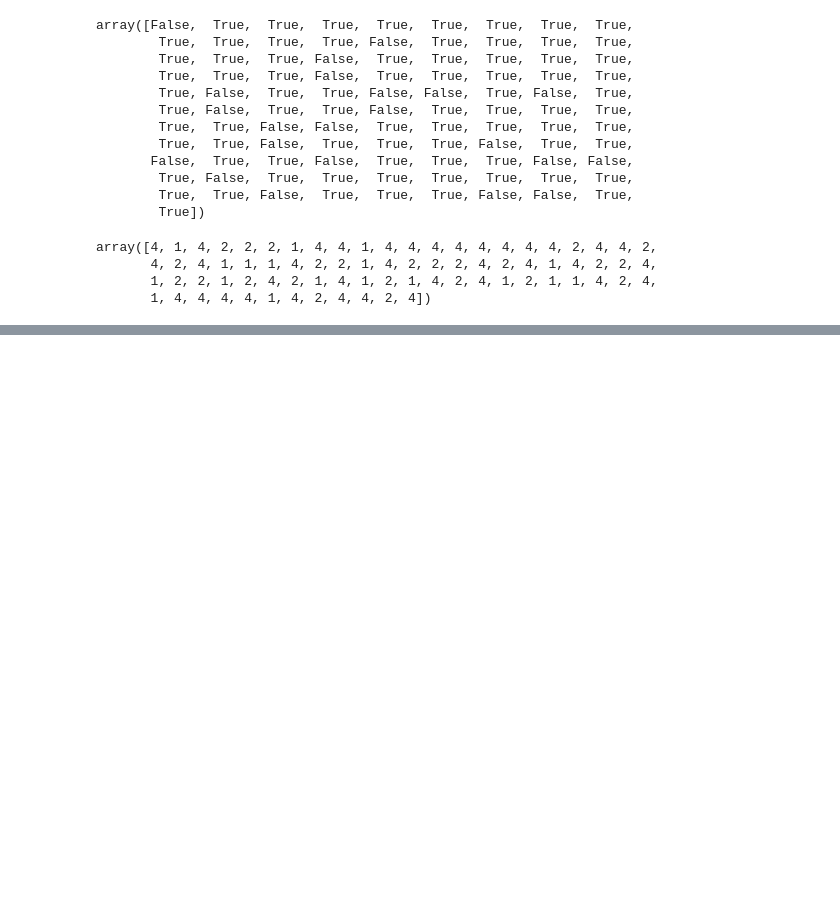
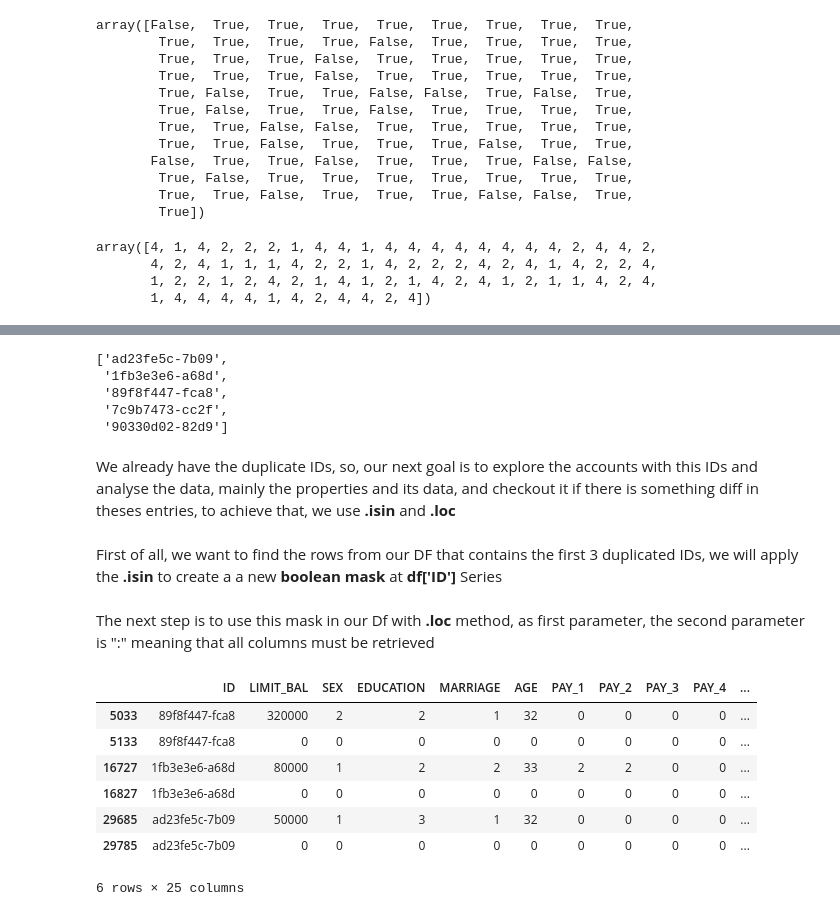
Before and after one commit to ramondepieri/datascienceprojects, a Jupyter notebook: credit_card_clients/credit_card_clients.ipynb, the cells around one changed output, grey strips where cells are left out. Saved outputs shown, nothing was run; the diff lists cells and outputs as text; code cells hidden in the pictures; blank space fills up the shorter version.

Commit message:
finish remove duplicated IDs

```diff
--- a/credit_card_clients/credit_card_clients.ipynb
+++ b/credit_card_clients/credit_card_clients.ipynb
@@ -281,0 +287,3 @@ array([4, 1, 4, 2, 2, 2, 1, 4, 4, 1, 4, 4, 4, 4, 4, 4, 4, 4, 2, 4, 4, 2,
+# %%
+dupe_mask = id_counts == 2
+dupe_mask[0:5]
@@ -281,0 +306,4 @@ array([4, 1, 4, 2, 2, 2, 1, 4, 4, 1, 4, 4, 4, 4, 4, 4, 4, 4, 2, 4, 4, 2,
+# %%
+dupe_ids = id_counts.index[dupe_mask]
+dupe_ids = list(dupe_ids)
+len(dupe_ids)
@@ -281,0 +314,27 @@ array([4, 1, 4, 2, 2, 2, 1, 4, 4, 1, 4, 4, 4, 4, 4, 4, 4, 4, 2, 4, 4, 2,
+# %%
+dupe_ids[0:5]
+# %% [output]
+['ad23fe5c-7b09',
+ '1fb3e3e6-a68d',
+ '89f8f447-fca8',
+ '7c9b7473-cc2f',
+ '90330d02-82d9']
+# %% [markdown]
+We already have the duplicate IDs, so, our next goal is to explore the accounts with this IDs and analyse the data, mainly the properties and its data, and checkout it if there is something diff in theses entries, to achieve that, we use **.isin** and **.loc**
+# %% [markdown]
+First of all, we want to find the rows from our DF that contains the first 3 duplicated IDs, we will apply the **.isin** to create a a new **boolean mask** at **df['ID']** Series
+# %%
+first_3_duplicated_ids_mask = df['ID'].isin(dupe_ids[0:3])
+# %% [markdown]
+The next step is to use this mask in our Df with **.loc** method, as first parameter, the second parameter is ":" meaning that all columns must be retrieved
+# %%
+df.loc[first_3_duplicated_ids_mask,:].head(10)
+# %% [output]
+|  | ID | LIMIT_BAL | SEX | EDUCATION | MARRIAGE | AGE | PAY_1 | PAY_2 | PAY_3 | PAY_4 | ... |
+| 5033 | 89f8f447-fca8 | 320000 | 2 | 2 | 1 | 32 | 0 | 0 | 0 | 0 | ... |
+| 5133 | 89f8f447-fca8 | 0 | 0 | 0 | 0 | 0 | 0 | 0 | 0 | 0 | ... |
+| 16727 | 1fb3e3e6-a68d | 80000 | 1 | 2 | 2 | 33 | 2 | 2 | 0 | 0 | ... |
+| 16827 | 1fb3e3e6-a68d | 0 | 0 | 0 | 0 | 0 | 0 | 0 | 0 | 0 | ... |
+| 29685 | ad23fe5c-7b09 | 50000 | 1 | 3 | 1 | 32 | 0 | 0 | 0 | 0 | ... |
+| 29785 | ad23fe5c-7b09 | 0 | 0 | 0 | 0 | 0 | 0 | 0 | 0 | 0 | ... |
+6 rows × 25 columns
```
Also changed, not shown: parts of 21 cells of this notebook.
